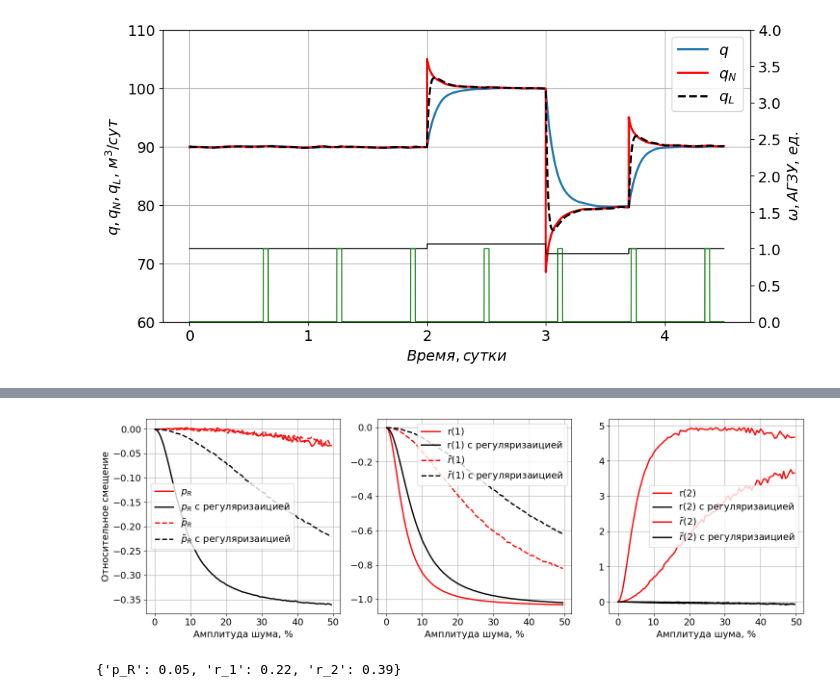
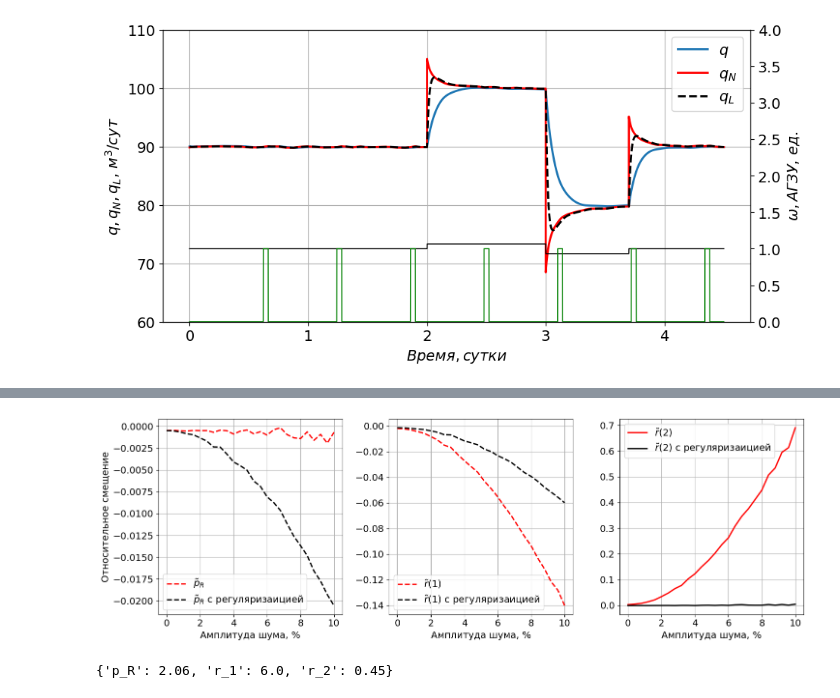
Before and after one commit to IANovoselov/well, a Jupyter notebook: src/well.ipynb, the cells around one changed output, grey strips where cells are left out. Drawn from its saved outputs; the diff is of its cells as text; code cells hidden in the pictures.

```diff
--- a/src/well.ipynb
+++ b/src/well.ipynb
@@ -122,9 +87,9 @@ plot.show()
 # %%
 quant_step_list = [None]
 denominator_list = [20]
-experiment_num_max = 100
+experiment_num_max = 250
 
-noise_list = np.arange(0, 0.5, 0.005)
+noise_list = np.arange(0, 0.104, 0.004)
 # %%
 from identification.domain.model import ident_values, identificate, get_data_by_slices, identificate_regul, get_res_dict_for_ident
 
@@ -294,45 +204,45 @@ plot.show()
 
     # График давления
     plt.subplot(1, 3, 1)
-    plt.plot(noise_list, calc_bias_by_series(res['p_R'][0,0], well.reservoir.p_R), 'r', label='$p_R$', lw=2)
-    plt.plot(noise_list, calc_bias_by_series(res_regul['p_R'][0,0], well.reservoir.p_R),'k', label='$p_R$ с регуляризаицией', lw=2)
+    #plt.plot(noise_list, calc_bias_by_series(res['p_R'][0,0], well.reservoir.p_R), 'r', label='$p_R$', lw=2)
+    #plt.plot(noise_list, calc_bias_by_series(res_regul['p_R'][0,0], well.reservoir.p_R),'k', label='$p_R$ с регуляризаицией', lw=2)
     plt.plot(noise_list, calc_bias_by_series(res_filterd['p_R'][0,0], well.reservoir.p_R), 'r--', label='$\~p_R$', lw=2)
     plt.plot(noise_list, calc_bias_by_series(res_regul_filtered['p_R'][0,0], well.reservoir.p_R),'k--', label='$\~p_R$ с регуляризаицией', lw=2)
     plt.xlabel('Амплитуда шума, %')
     plt.ylabel('Относительное смещение')
     plt.legend()
     plt.grid()
 
     # График НЧ шума
     plt.subplot(1, 3, 2)
-    plt.plot(noise_list, calc_bias_by_series(res['r_1'][0,0], well.reservoir.r_1), 'r', label='r(1)', lw=2)
-    plt.plot(noise_list, calc_bias_by_series(res_regul['r_1'][0,0], well.reservoir.r_1), 'k', label='r(1) с регуляризаицией', lw=2)
+    #plt.plot(noise_list, calc_bias_by_series(res['r_1'][0,0], well.reservoir.r_1), 'r', label='r(1)', lw=2)
+    #plt.plot(noise_list, calc_bias_by_series(res_regul['r_1'][0,0], well.reservoir.r_1), 'k', label='r(1) с регуляризаицией', lw=2)
     plt.plot(noise_list, calc_bias_by_series(res_filterd['r_1'][0,0], well.reservoir.r_1), 'r--', label='$\~r(1)$', lw=2)
     plt.plot(noise_list, calc_bias_by_series(res_regul_filtered['r_1'][0,0], well.reservoir.r_1), 'k--', label='$\~r(1)$ с регуляризаицией', lw=2)
     plt.xlabel('Амплитуда шума, %')
     plt.legend()
     plt.grid()
 
     # График ВЧ шума
     plt.subplot(1, 3, 3)
-    plt.plot(noise_list, calc_bias_by_series(res['r_2'][0,0], well.reservoir.r_2), 'r', label='r(2)', lw=2)
-    plt.plot(noise_list, calc_bias_by_series(res_regul['r_2'][0,0], well.reservoir.r_2), 'k', label='r(2) с регуляризаицией', lw=2)
+    #plt.plot(noise_list, calc_bias_by_series(res['r_2'][0,0], well.reservoir.r_2), 'r', label='r(2)', lw=2)
+    #plt.plot(noise_list, calc_bias_by_series(res_regul['r_2'][0,0], well.reservoir.r_2), 'k', label='r(2) с регуляризаицией', lw=2)
     plt.plot(noise_list, calc_bias_by_series(res_filterd['r_2'][0,0], well.reservoir.r_2), 'r', label='$\~r(2)$', lw=2)
     plt.plot(noise_list, calc_bias_by_series(res_regul_filtered['r_2'][0,0], well.reservoir.r_2), 'k', label='$\~r(2)$ с регуляризаицией', lw=2)
     plt.xlabel('Амплитуда шума, %')
     plt.legend()
     plt.grid()
 
 
     plt.tight_layout()
     plt.show()
 # %% [output]
-[figure, old version]
+[figure, new version]
 # %%
-errors = {'p_R': calc_error(res['p_R'][0,0,0], well.reservoir.p_R),
-          'r_1': calc_error(res['r_1'][0,0,0], well.reservoir.r_1),
-          'r_2': calc_error(res['r_2'][0,0,0], well.reservoir.r_2),
-         }
+errors = {'p_R': calc_error(res_regul_filtered['p_R'][0,0,-1], well.reservoir.p_R),
+          'r_1': calc_error(res_regul_filtered['r_1'][0,0,-1], well.reservoir.r_1),
+          'r_2': calc_error(res_regul_filtered['r_2'][0,0,-1], well.reservoir.r_2),
+          }
 errors
 # %% [output]
-{'p_R': 0.05, 'r_1': 0.22, 'r_2': 0.39}
+{'p_R': 2.06, 'r_1': 6.0, 'r_2': 0.45}
```
Also changed, not shown: parts of 19 cells of this notebook, 6 other files.
